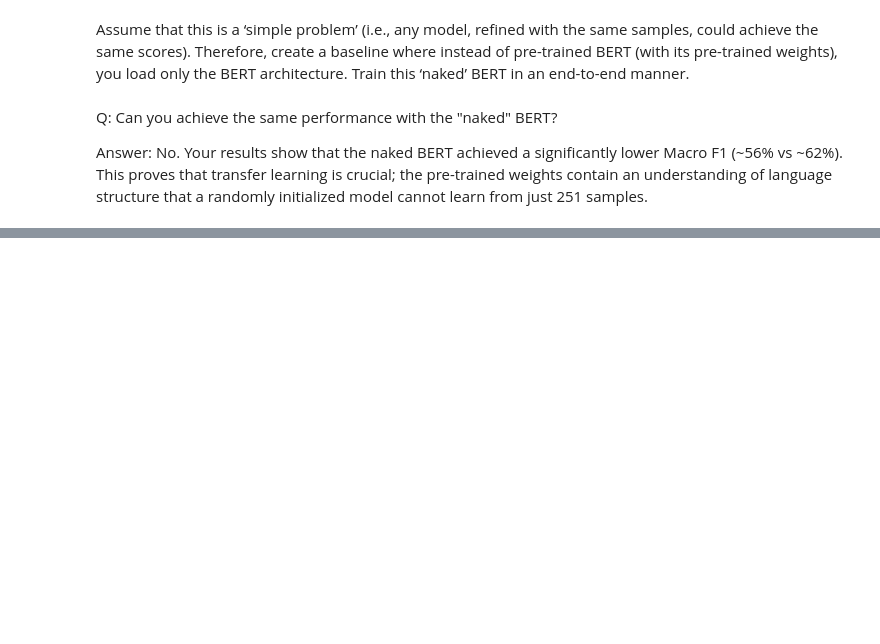
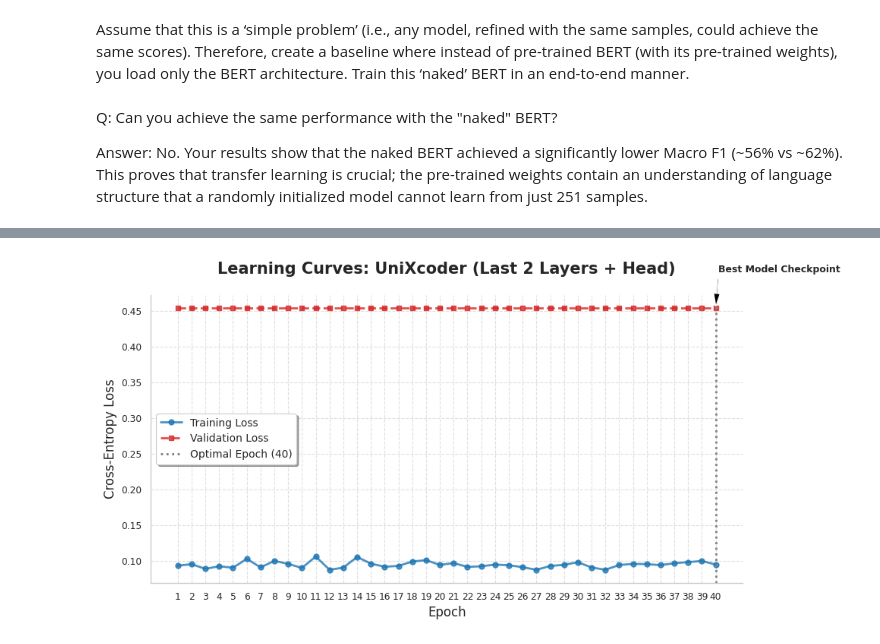
Before and after one commit to RenatoMignone/attack-tactic-recognition-nlp, a Jupyter notebook: lab/notebooks/Task3.ipynb, the cells around one changed output, grey strips where cells are left out. Drawn from its saved outputs; the diff is of its cells as text; code cells hidden in the pictures; blank space fills up the shorter version.

```diff
--- a/lab/notebooks/Task3.ipynb
+++ b/lab/notebooks/Task3.ipynb
@@ -875,0 +1039,33 @@ Average session fidelity: 0.6843
+# %%
+# Load the model again
+model_frozen_2 = AutoModelForTokenClassification.from_pretrained(
+    model_checkpoint_ux,
+    num_labels=len(id2label)
+).to(device)
+
+# 1. Freeze ALL parameters
+for param in model_frozen_2.parameters():
+    param.requires_grad = False
+
+# 2. Unfreeze the Classification Head
+for param in model_frozen_2.classifier.parameters():
+    param.requires_grad = True
+
+# 3. Unfreeze the last 2 layers of the encoder (Layers 10 and 11)
+# Accessing roberta.encoder.layer for UniXcoder
+for i in [10, 11]:
+    for param in model_frozen_2.roberta.encoder.layer[i].parameters():
+        param.requires_grad = True
+
+# Count trainable parameters
+trainable_params_2 = sum(p.numel() for p in model_frozen_2.parameters() if p.requires_grad)
+print(f"Trainable Parameters (Last 2 + Head): {trainable_params_2:,}")
+
+# Training Setup (Standard LR)
+# Use filter() to only send the parameters that actually need training
+optimizer_2 = AdamW(
+    filter(lambda p: p.requires_grad, model_frozen_2.parameters()),
+    lr=5e-5
+)
+
+lr_scheduler_2 = get_scheduler("linear", optimizer=optimizer_2, num_warmup_steps=0, num_training_steps=num_training_steps)
@@ -875,0 +1076,3 @@ Average session fidelity: 0.6843
+# %%
+# Train - Make sure to capture best_epoch_2
+best_model_2, best_epoch_2, best_val_loss_2, train_losses_2, val_losses_2 = training_loop(model_frozen_2, optimizer_2, lr_scheduler_2)
@@ -875,0 +1097,5 @@ Average session fidelity: 0.6843
+# %%
+# 1. Plot the Learning Curves
+plot_stats("UniXcoder (Last 2 Layers + Head)", train_losses_2, val_losses_2, best_epoch_2)
+# %% [output]
+[figure, added]
```
Also changed, not shown: parts of 36 cells of this notebook.
